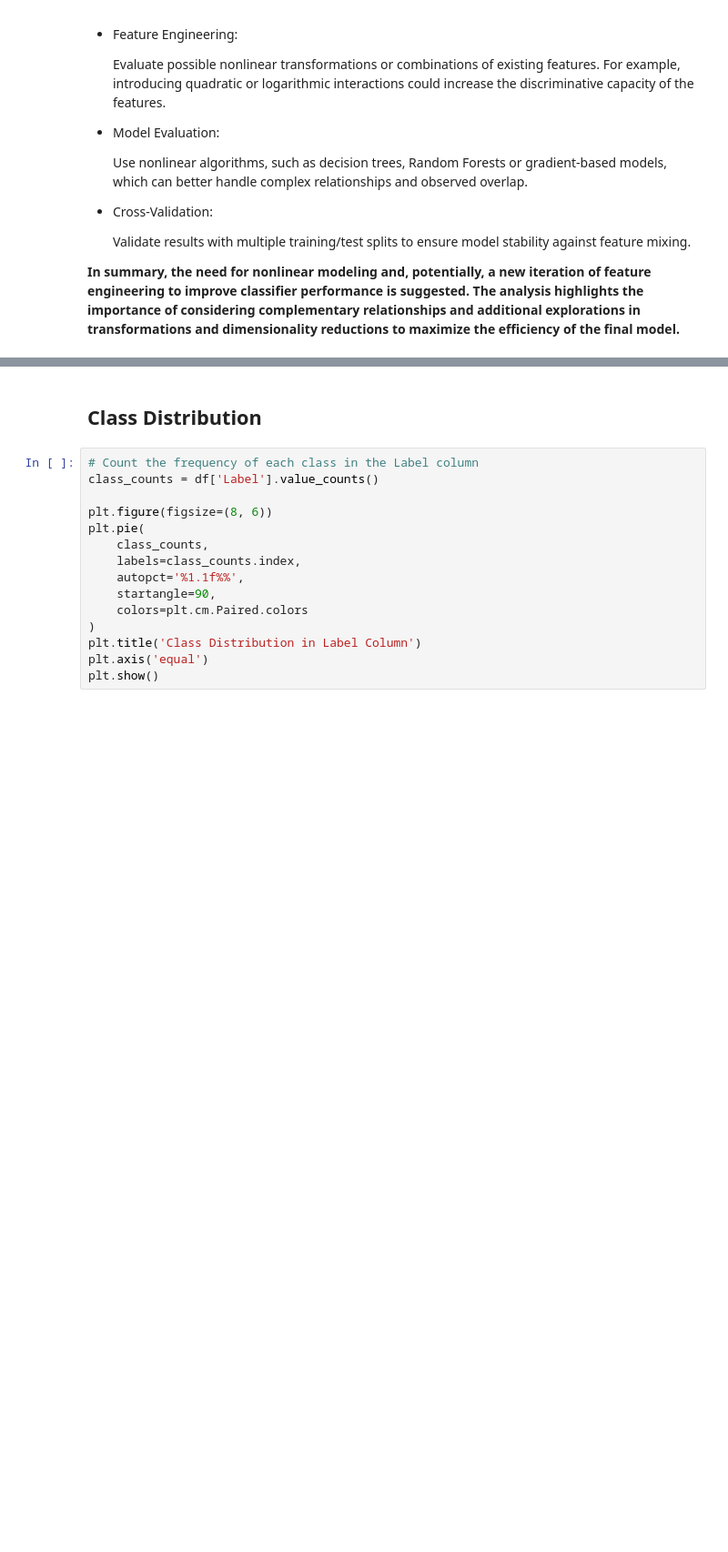
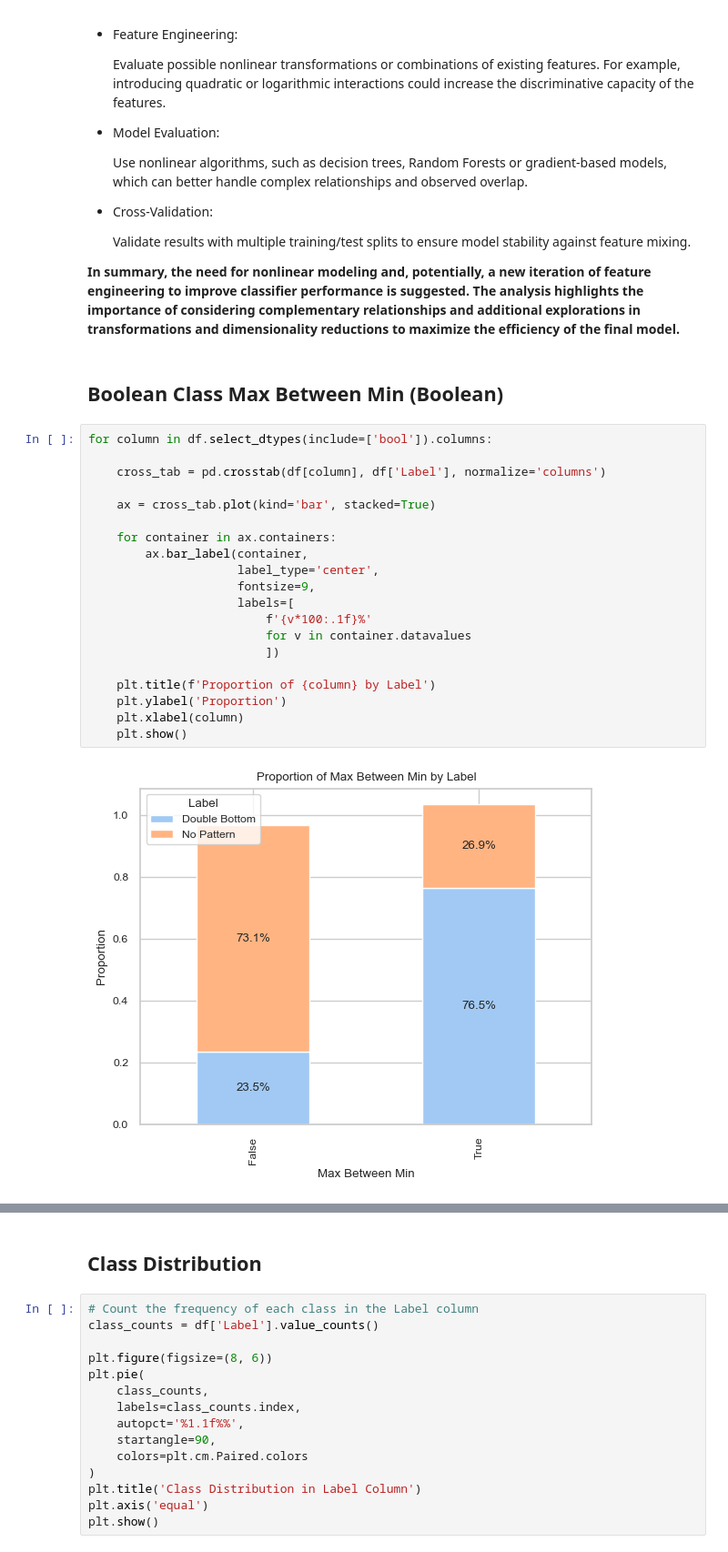
Before and after one commit to TA-Experiments-WSC/double-bottom-detection-ml, a Jupyter notebook: notebooks/03_EDA.ipynb, the cells around one changed output, grey strips where cells are left out. Shown at 91% size. Drawn from its saved outputs; the diff is of its cells as text; blank space fills up the shorter version.

Commit message:
feat(notebooks): EDA boolean feature analysis

```diff
--- a/notebooks/03_EDA.ipynb
+++ b/notebooks/03_EDA.ipynb
@@ -155,3 +155,27 @@ The data suggest that the combination of numerical features could provide valuab
   Validate results with multiple training/test splits to ensure model stability against feature mixing.
 
 **In summary, the need for nonlinear modeling and, potentially, a new iteration of feature engineering to improve classifier performance is suggested. The analysis highlights the importance of considering complementary relationships and additional explorations in transformations and dimensionality reductions to maximize the efficiency of the final model.**
+# %% [markdown]
+## Boolean Class Max Between Min (Boolean)
+# %%
+for column in df.select_dtypes(include=['bool']).columns:
+
+    cross_tab = pd.crosstab(df[column], df['Label'], normalize='columns')
+
+    ax = cross_tab.plot(kind='bar', stacked=True)
+
+    for container in ax.containers:
+        ax.bar_label(container,
+                     label_type='center',
+                     fontsize=9,
+                     labels=[
+                         f'{v*100:.1f}%'
+                         for v in container.datavalues
+                         ])
+
+    plt.title(f'Proportion of {column} by Label')
+    plt.ylabel('Proportion')
+    plt.xlabel(column)
+    plt.show()
+# %% [output]
+[figure, added]
```
Also changed, not shown: parts of 1 cell of this notebook.
